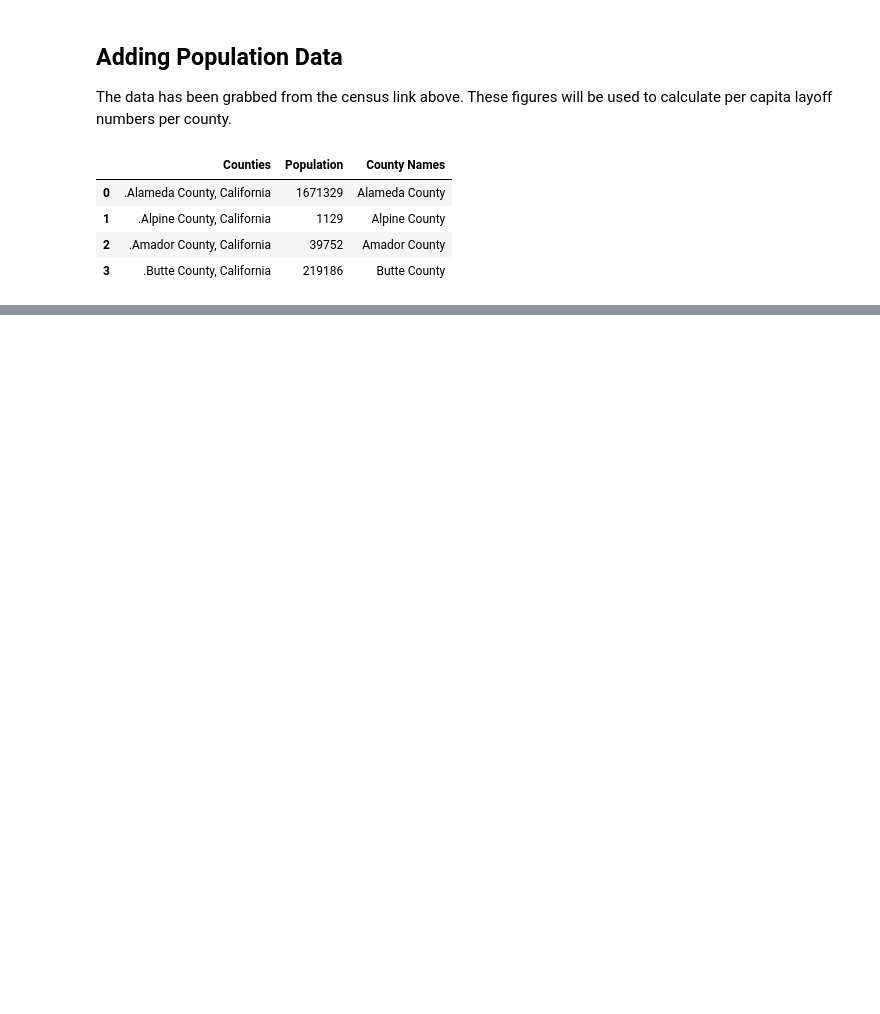
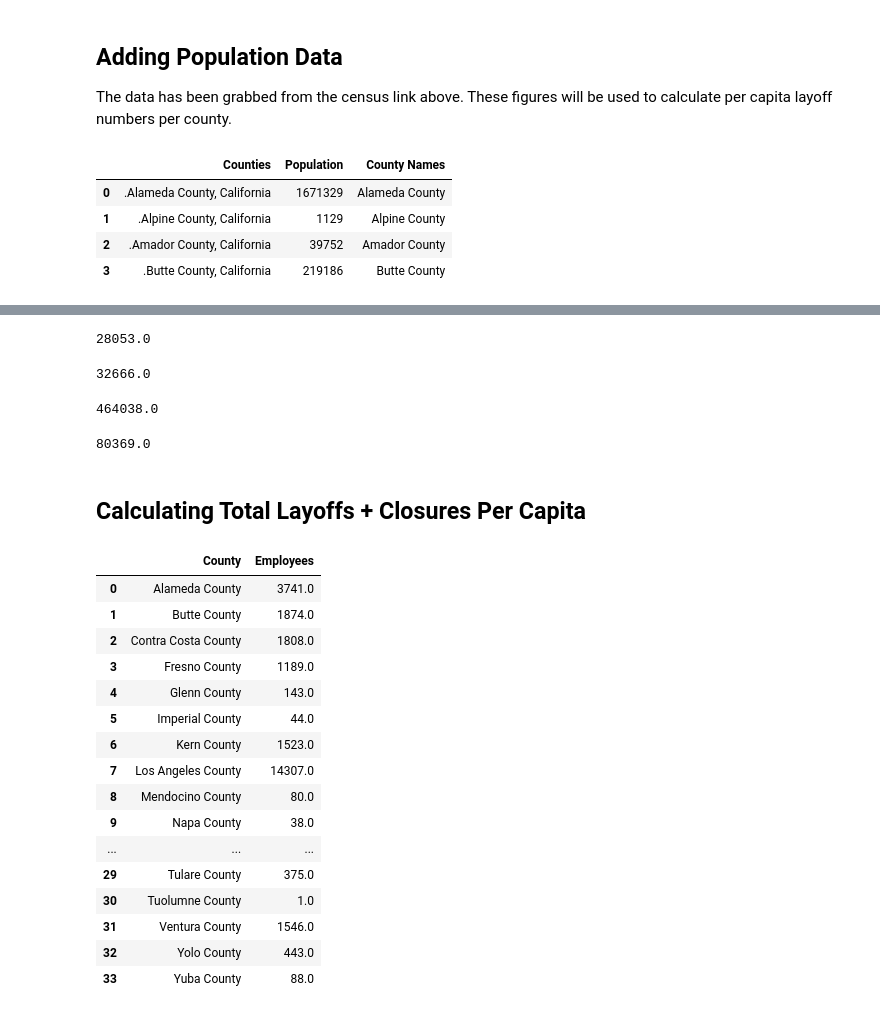
Before and after one commit to biglocalnews/WARN_Cali_analysis, a Jupyter notebook: hardest_hit/hard_hit_clean_city.ipynb, the cells around one changed output, grey strips where cells are left out. Cells and saved outputs as stored; diff of their text form; code cells hidden in the pictures; blank space fills up the shorter version.

```diff
--- a/hardest_hit/hard_hit_clean_city.ipynb
+++ b/hardest_hit/hard_hit_clean_city.ipynb
@@ -273,5 +326,55 @@ cali_merge[cali_merge[['Company 2', 'City 2', 'County', 'Employees', 'Year']].du
+# %%
+# of all layoff types (perm, temp, unknown) for 2019
+
+layoffs_2019 = cali_2019_info[cali_2019_info['Layoff/Closure'].isin(layoffs)]
+layoffs_2019['Employees'].sum()
+# %% [output]
+28053.0
+# %%
+# of all closure types (perm, temp, unknown) for 2019
+
+closures_2019 = cali_2019_info[cali_2019_info['Layoff/Closure'].isin(closures)]
+closures_2019['Employees'].sum()
+# %% [output]
+32666.0
+# %%
+# of all layoff types (perm, temp, unknown) for 2020
+
+layoffs_2020 = SIP_perm_layoffs_closures_20[SIP_perm_layoffs_closures_20['Layoff/Closure'].isin(layoffs)]
+layoffs_2020['Employees'].sum()
+# %% [output]
+464038.0
+# %%
+# of all closure types (perm, temp, unknown) for 2020
+
+closures_2020 = SIP_perm_layoffs_closures_20[SIP_perm_layoffs_closures_20['Layoff/Closure'].isin(closures)]
+closures_2020['Employees'].sum()
+# %% [output]
+80369.0
+# %% [markdown]
+## Calculating Total Layoffs + Closures Per Capita
 # %%
-# employees_sum = cali_merge[['County','Employees']]
-# layoffs = employees_sum.groupby('County').agg('sum')
-# layoffs.reset_index()
+# Calculations for 2019
+
+employees_sum_2019 = cali_2019_info[['County','Employees']]
+layoffs_sum_2019 = employees_sum_2019.groupby('County').agg('sum')
+layoffs_sum_2019.reset_index()
+# %% [output]
+|  | County | Employees |
+| 0 | Alameda County | 3741.0 |
+| 1 | Butte County | 1874.0 |
+| 2 | Contra Costa County | 1808.0 |
+| 3 | Fresno County | 1189.0 |
+| 4 | Glenn County | 143.0 |
+| 5 | Imperial County | 44.0 |
+| 6 | Kern County | 1523.0 |
+| 7 | Los Angeles County | 14307.0 |
+| 8 | Mendocino County | 80.0 |
+| 9 | Napa County | 38.0 |
+| ... | ... | ... |
+| 29 | Tulare County | 375.0 |
+| 30 | Tuolumne County | 1.0 |
+| 31 | Ventura County | 1546.0 |
+| 32 | Yolo County | 443.0 |
+| 33 | Yuba County | 88.0 |
 # %%
```
Also changed, not shown: parts of 27 cells of this notebook, 1 other file.
